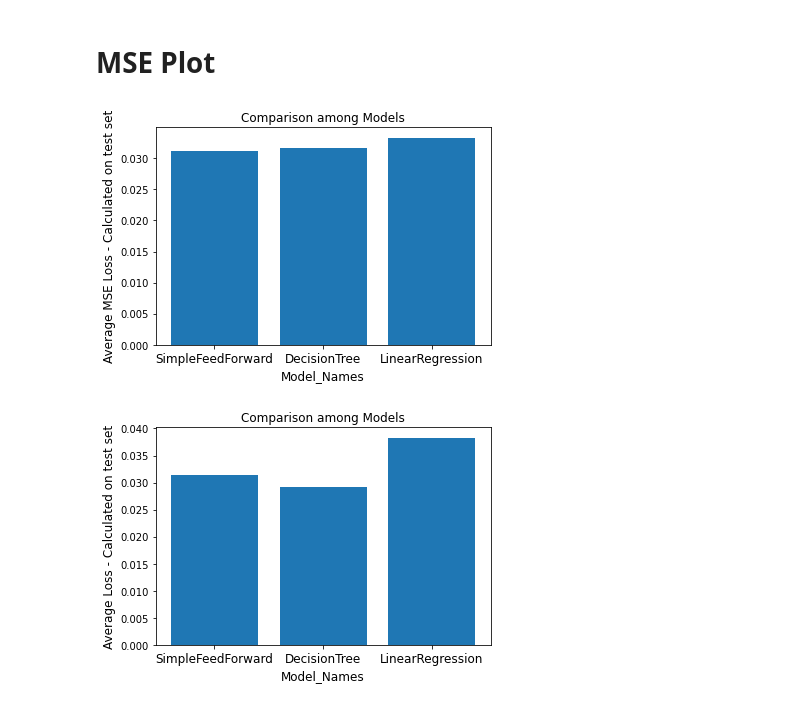
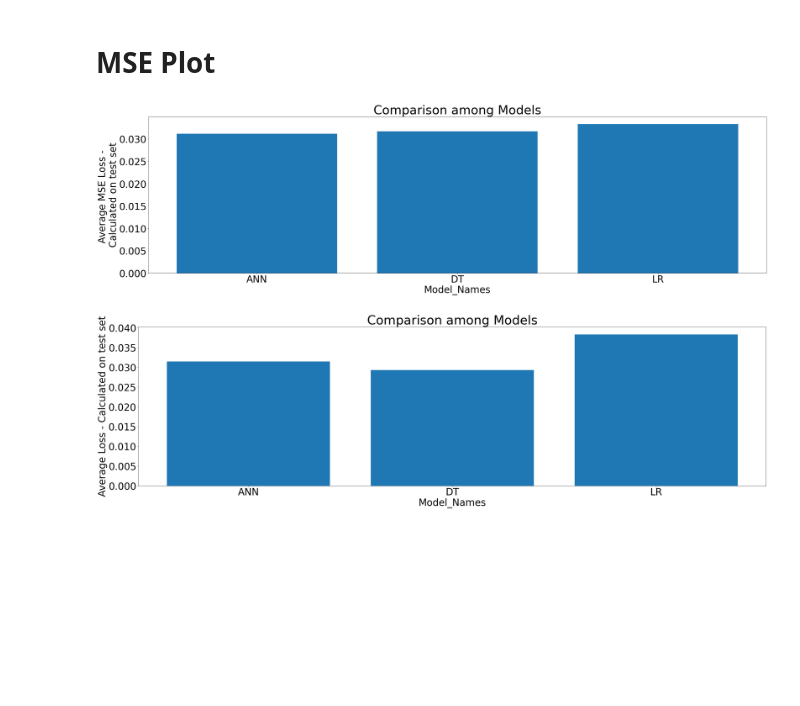
Before and after one commit to hdemma/hdemma.github.io, a Jupyter notebook: Macro_Prediction_Models/Prediction_Script_Electric.ipynb, the cells around one changed output. Saved outputs shown, nothing was run; the diff lists cells and outputs as text; code cells hidden in the pictures; blank space fills up the shorter version.

```diff
--- a/Macro_Prediction_Models/Prediction_Script_Electric.ipynb
+++ b/Macro_Prediction_Models/Prediction_Script_Electric.ipynb
@@ -367,10 +414,11 @@ def Save_Results_to_Files(Model_Name,Actual_Values,PredictedValues,Time_needed):
 # %%
 #Prediction with a Linear Regression Model
-Model_Name
+Model_Name = 'LR'
 PredictedValues = LinearRegression_Model()
 Actual_Values = y_test
 Count = 75             #Indicates Plotting for how many samples
 Plotting_Pred_Actual(Model_Name,Actual_Values,PredictedValues,Length_of_TestData,Count,75)
+Save_Results_to_Files(Model_Name,Actual_Values,PredictedValues,Time_needed)
 # %% [output]
 /content/hdemma.github.io/Dataset/PredictionModels/Electric
 R^2 Score = 0.135022948099074
@@ -408,47 +429,54 @@ R^2 Score = 0.17647631220867477
 # MSE Plot
 # %%
 Vehicle_Type = 'Electric_Vehicles'
-Model_Names = ['SimpleFeedForward', 'DecisionTree', 'LinearRegression']
+Model_Names = ['ANN', 'DT', 'LR']
 
 LOSS = []
 MSE_Loss = []
 Error_in_Percentage = []
 for Model_Name in Model_Names:
-    df = pd.read_csv(
-        f'https://raw.githubusercontent.com/hdemma/hdemma.github.io/develop/Dataset/Results/Electric/{Model_Name}_Predicted_Fuel_Consumption_for_{Vehicle_Type}.csv')
+  df=pd.read_csv(f'file:///content/hdemma.github.io/Dataset/Results/Electric/{Model_Name}_Predicted_Fuel_Consumption_for_{Vehicle_Type}.csv')
 
-    Actual_Values = df.Actual_Values
-    Avg_Loss_df = df.Abs_Loss
-    Predicted_Values = df.Predicted_Values
+  Actual_Values = df.Actual_Values
+  Avg_Loss_df = df.Abs_Loss
+  Predicted_Values = df.Predicted_Values
 
 
 
-    MSE = mean_squared_error(Actual_Values, Predicted_Values)
-    MSE_Loss.append(MSE)
-    LOSS.append(Avg_Loss_df.mean())
-    Error_in_Percentage.append(Avg_Loss_df.mean()/Actual_Values.mean()*100)
+  MSE = mean_squared_error(Actual_Values, Predicted_Values)
+  MSE_Loss.append(MSE)
+  LOSS.append(Avg_Loss_df.mean())
+  Error_in_Percentage.append(Avg_Loss_df.mean()/Actual_Values.mean()*100)
 
 
 
 
 
 import matplotlib.pyplot as plt
 
 
 plt.bar(Model_Names, MSE_Loss)
-plt.xticks(Model_Names, size=12)
-plt.title("Comparison among Models")
-plt.xlabel("Model_Names", size=12)
-plt.ylabel("Average MSE Loss - Calculated on test set", size=12)
+plt.xticks(Model_Names, size=35)
+plt.yticks(size=35)
+plt.title("Comparison among Models",size=45)
+plt.xlabel("Model_Names", size=35)
+plt.ylabel("Average MSE Loss - \nCalculated on test set", size=35)
+
+fig = plt.gcf()
+fig.set_size_inches(40.5, 10.5)
 
 plt.show()
 
 plt.bar(Model_Names, LOSS)
-plt.xticks(Model_Names, size=12)
-plt.title("Comparison among Models")
-plt.xlabel("Model_Names", size=12)
-plt.ylabel("Average Loss - Calculated on test set", size=12)
+plt.xticks(Model_Names, size=35)
+plt.yticks(size=35)
+plt.title("Comparison among Models",size=45)
+plt.xlabel("Model_Names", size=35)
+plt.ylabel("Average Loss - Calculated on test set", size=35)
+
+fig = plt.gcf()
+fig.set_size_inches(40.5, 10.5)
 plt.show()
 # %% [output]
-[figure, old version]
+[figure, new version]
-[figure, old version]
+[figure, new version]
```
Also changed, not shown: parts of 10 cells of this notebook.
